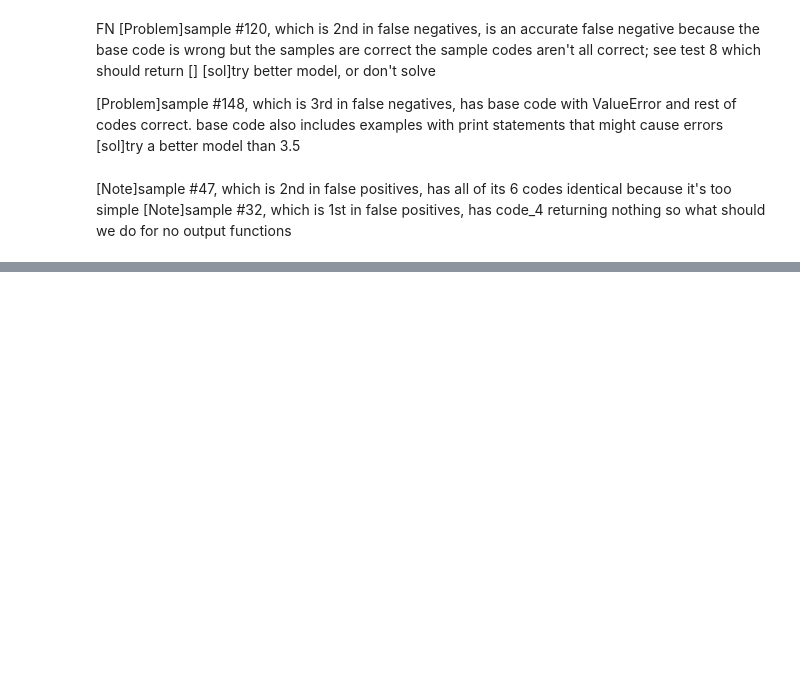
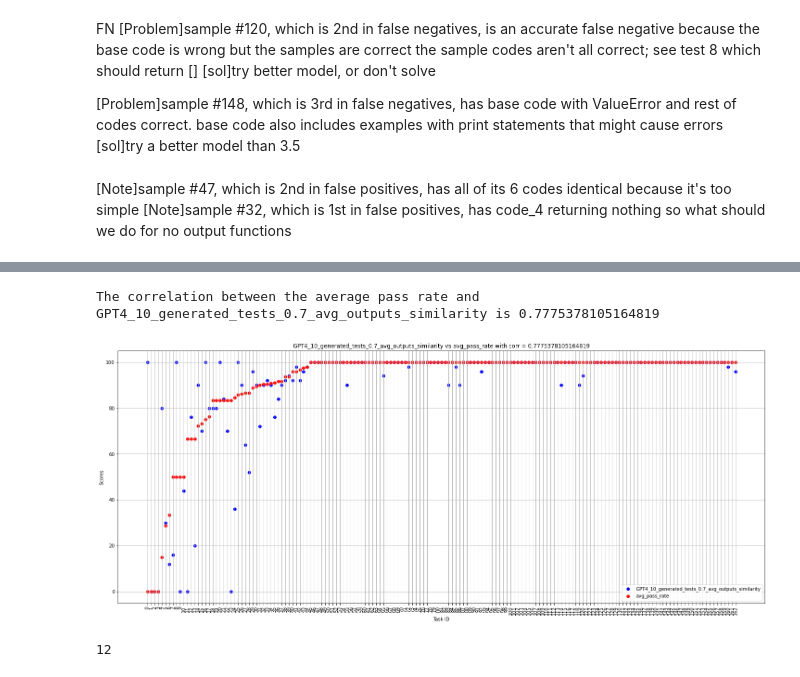
Before and after one commit to QEDady/LLM-Code-Verifier, a Jupyter notebook: TestcaseMethod/test_cases_generation.ipynb, the cells around one changed output, grey strips where cells are left out. Drawn from its saved outputs; the diff is of its cells as text; code cells hidden in the pictures; blank space fills up the shorter version.

```diff
--- a/TestcaseMethod/test_cases_generation.ipynb
+++ b/TestcaseMethod/test_cases_generation.ipynb
@@ -1004,0 +1064,6 @@ FN
+# %%
+df_mod = pd.read_csv('./runs/gpt4_codes/codetemp_1/test_cases_results_correctAvgPassRate.csv')
+# %%
+df_mod = df_mod[df_mod['avg_pass_rate'] <= 100]
+# %%
+df_mod.sort_values(by = ['avg_pass_rate','task_id'], inplace=True)
@@ -1004,0 +1101,10 @@ FN
+# %%
+visualize_corr(df_mod, 'avg_pass_rate', f'GPT4_{tests_num}_generated_tests_{tests_temperature}_avg_outputs_similarity')
+# %% [output]
+The correlation between the average pass rate and GPT4_10_generated_tests_0.7_avg_outputs_similarity is 0.7775378105164819
+[figure, added]
+# %%
+df_mod_high = df_mod[(df_mod['avg_pass_rate'] == 100) & (df_mod[f'GPT4_{tests_num}_generated_tests_{tests_temperature}_avg_outputs_similarity'] < 100)]
+len(df_mod_high)
+# %% [output]
+12
```
Also changed, not shown: parts of 30 cells of this notebook, 3 other files.
